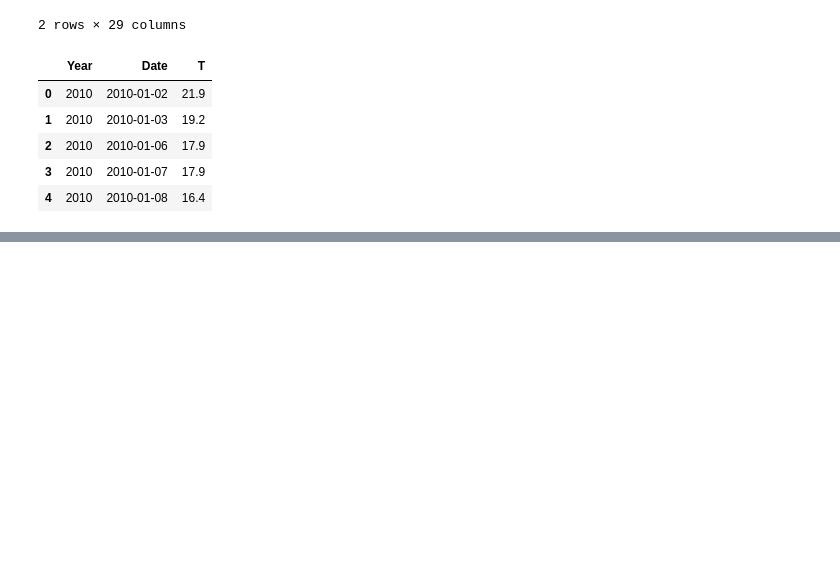
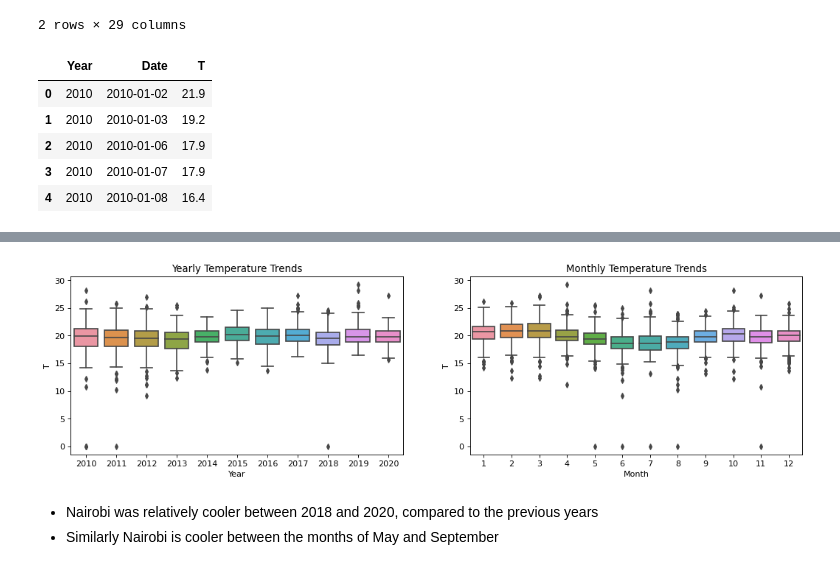
Before and after one commit to wkirui/Weather-Data-Analysis, a Jupyter notebook: Weather Analysis.ipynb, the cells around one changed output, grey strips where cells are left out. Drawn from its saved outputs; the diff is of its cells as text; code cells hidden in the pictures; blank space fills up the shorter version.

```diff
--- a/Weather Analysis.ipynb
+++ b/Weather Analysis.ipynb
@@ -729,0 +705,13 @@ rand_color
+# %%
+# use boxplots to spot trends
+fig,axes=plt.subplots(1,2,figsize=(16,4),dpi=80)
+sns.boxplot(x='Year',y='T',data=mean_daily_temp_val,ax=axes[0])
+sns.boxplot(x='Month',y='T',data=mean_daily_temp_val,ax=axes[1])
+axes[0].set_title('Yearly Temperature Trends')
+axes[1].set_title('Monthly Temperature Trends')
+plt.show()
+# %% [output]
+[figure, added]
+# %% [markdown]
+- Nairobi was relatively cooler between 2018 and 2020, compared to the previous years
+- Similarly Nairobi is cooler between the months of May and September
```
Also changed, not shown: parts of 10 cells of this notebook.
